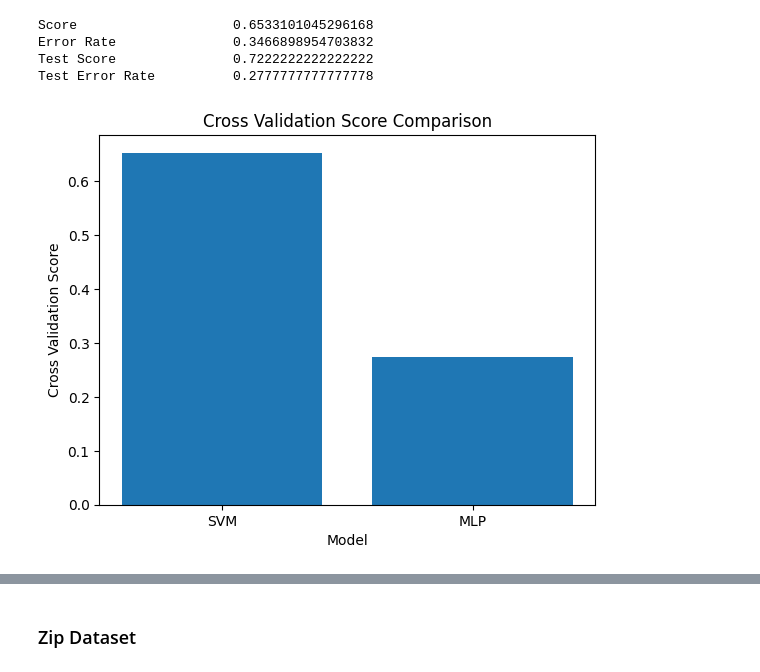
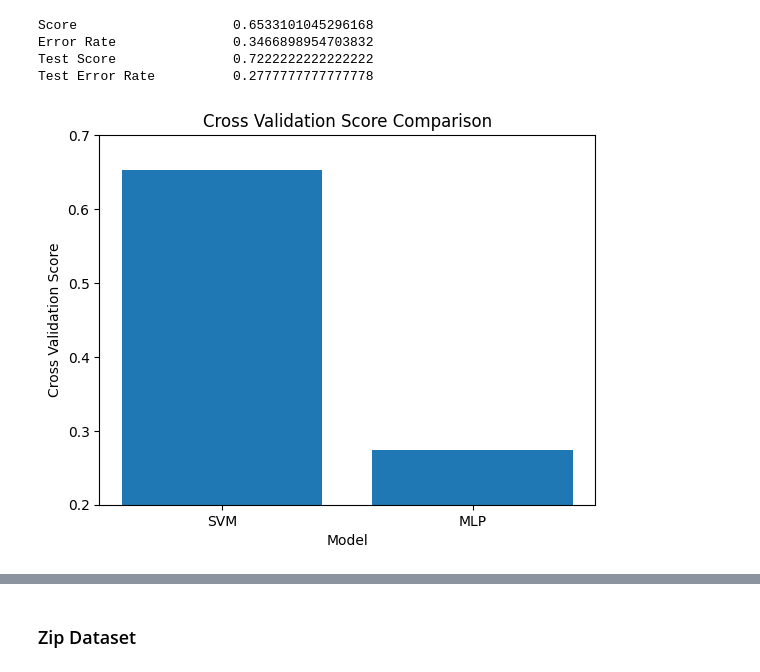
Before and after one commit to mbeps/Machine-Learning-Assignment-3, a Jupyter notebook: Assignment_3.ipynb, the cells around one changed output, grey strips where cells are left out. Cells and saved outputs as stored; diff of their text form; code cells hidden in the pictures.

```diff
--- a/Assignment_3.ipynb
+++ b/Assignment_3.ipynb
@@ -606,12 +610,13 @@ Test Error Rate          0.2777777777777778
 # %%
 # plot a graph comparing the cross validation scores of the two models
 plt.bar(["SVM", "MLP"], [wine_svm_cross_validation.score, wine_mlp_cross_validation.score])
 plt.title("Cross Validation Score Comparison")
 plt.ylabel("Cross Validation Score")
 plt.xlabel("Model")
+plt.ylim(0.2, 0.7)
 plt.show()
 # %% [output]
-[figure, old version]
+[figure, new version]
 # %%
 # plot a graph comparing the test scores of the two models
 plt.bar(["SVM", "MLP"], [wine_svm_cross_validation.test_score, wine_mlp_cross_validation.test_score])
```
Also changed, not shown: parts of 40 cells of this notebook.
